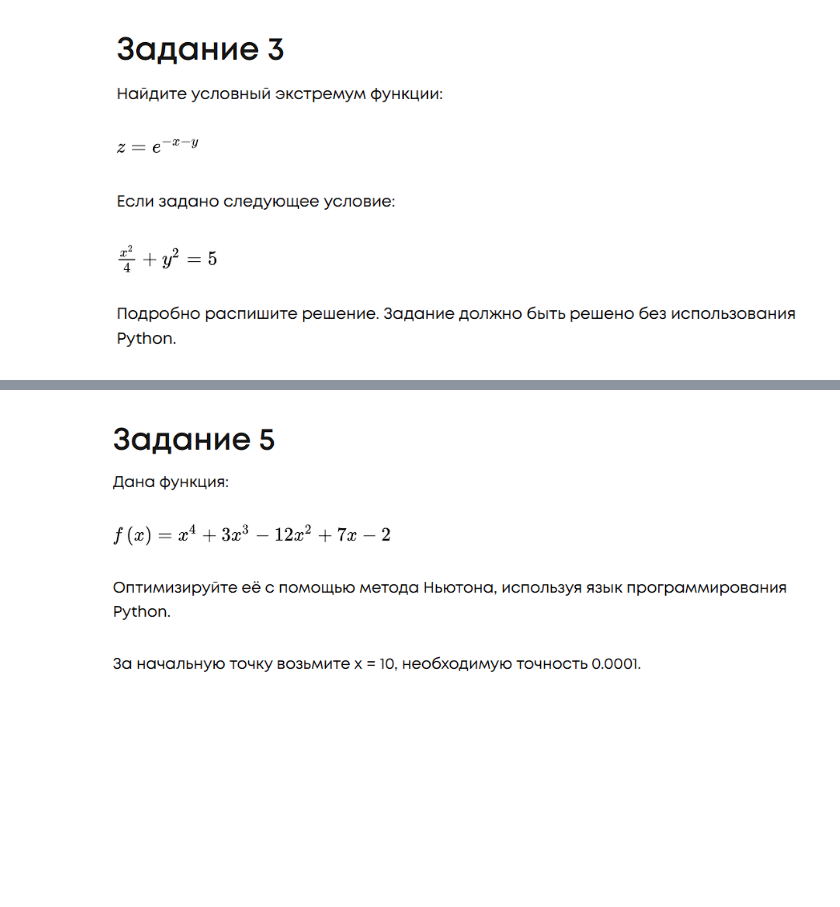
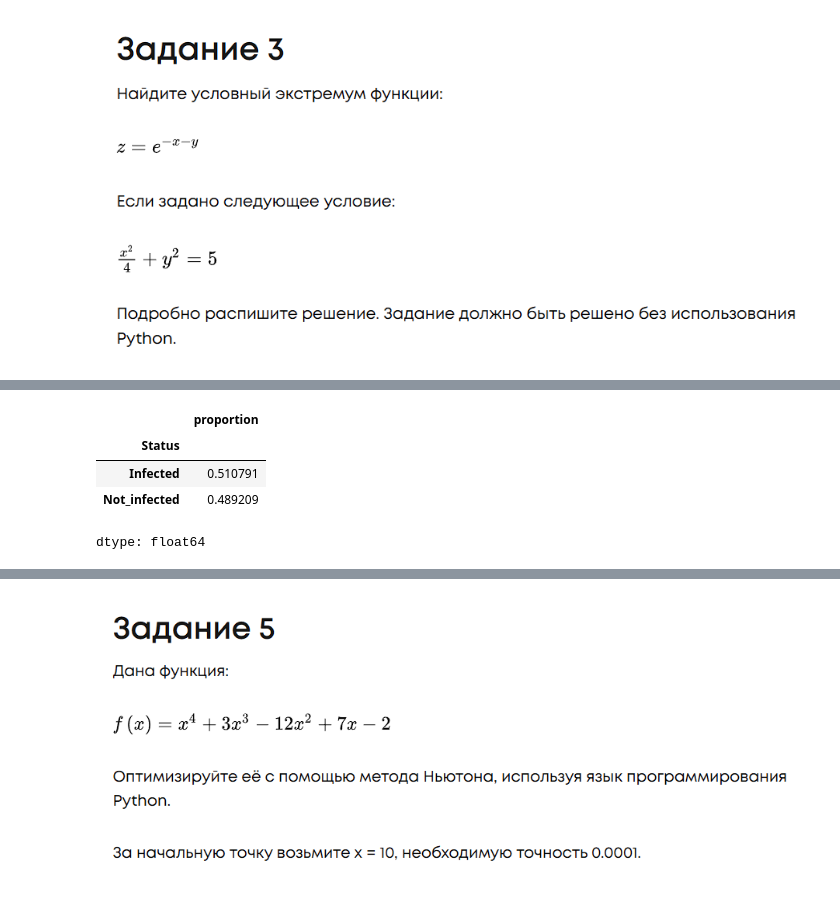
Before and after one commit to fluorescentlightpower/mifi_homework, a Jupyter notebook: Сессионное_задание_по_курсу_«Математический_анализ_и_теория_вероятностей».ipynb, the cells around one changed output, grey strips where cells are left out. Cells and saved outputs as stored; diff of their text form; code cells hidden in the pictures; blank space fills up the shorter version.

```diff
--- a/Сессионное_задание_по_курсу_«Математический_анализ_и_теория_вероятностей».ipynb
+++ b/Сессионное_задание_по_курсу_«Математический_анализ_и_теория_вероятностей».ipynb
@@ -344,0 +379,13 @@ $$
+# %%
+# Признаки и целевая переменная
+features = ["Age_Group", "Test"]
+target = "Status"
+# %%
+# Распределение по целевым значениям в исходных данных
+df[target].value_counts(normalize=True)
+# %% [output]
+|  | proportion |
+| Status |  |
+| Infected | 0.510791 |
+| Not_infected | 0.489209 |
+dtype: float64
```
Also changed, not shown: parts of 14 cells of this notebook.
